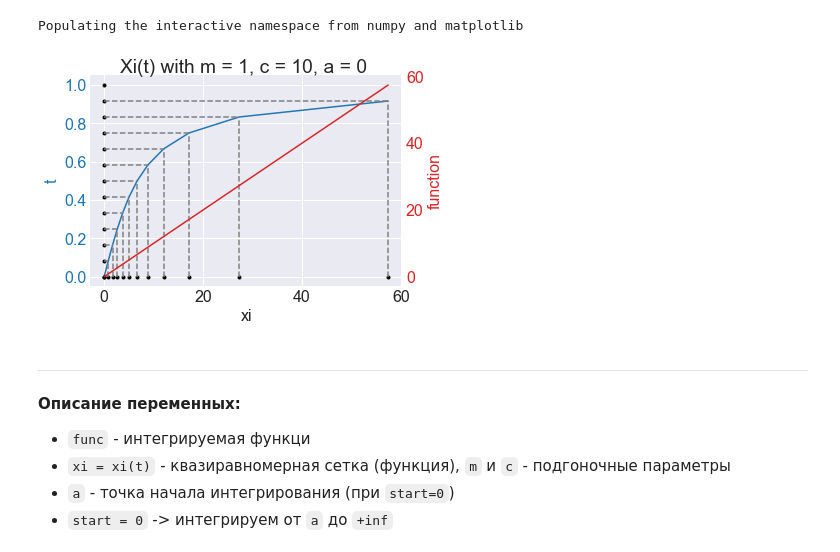
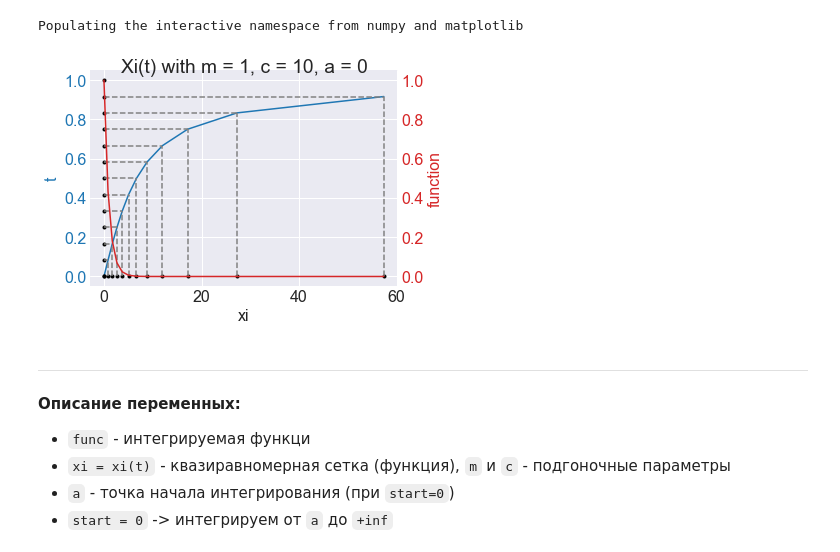
Before and after one commit to andrew3203/NumericalMethods, a Jupyter notebook: ImproperIntegrals.ipynb, the cells around one changed output. Saved outputs shown, nothing was run; the diff lists cells and outputs as text; code cells hidden in the pictures.

```diff
--- a/ImproperIntegrals.ipynb
+++ b/ImproperIntegrals.ipynb
@@ -16,7 +16,7 @@ def Xi(t, a, m, c):
 
 
 def function(x):
-    return x
+    return exp(-x)
 
 
 def derivative(f, x0, dx, a, c, m):
@@ -44,34 +44,34 @@ c = 10
 xi = Xi(t, a, m, c)
 
 fig, ax1 = plt.subplots()
 
 color = 'tab:blue'
 ax1.set_ylabel('t', color=color)
 ax1.set_xlabel('xi')
 ax1.plot(xi, t, color=color)
 ax1.tick_params(axis='y', labelcolor=color)
 
 ax1.plot(xi, np.zeros(N+1), 'or', markersize=3, color='black')
 ax1.plot(np.zeros(N+1), t, 'or', markersize=3, color='black')
 
 ax1.plot([[0]*(N+1), xi], [t, t], '--', color='gray')
 ax1.plot([xi, xi], [[0]*(N+1), t], '--', color='gray')
 ax1.grid(lw=1)
 ax2 = ax1.twinx()  # instantiate a second axes that shares the same x-axis
 
 color = 'tab:red'
 ax2.set_ylabel('function', color=color)  # we already handled the x-label with ax1
 ax2.plot(xi, function(xi), color=color)
 ax2.tick_params(axis='y', labelcolor=color)
 
 fig.tight_layout()  # otherwise the right y-label is slightly clipped
 
 
 fig.suptitle('Xi(t) with m = {}, c = {}, a = {}'.format(m, c, a))
 
 plt.show()
 # %% [output]
-[figure, old version]
+[figure, new version]
 # %% [markdown]
 ---
 
```
Also changed, not shown: parts of 3 cells of this notebook, 2 other files.
